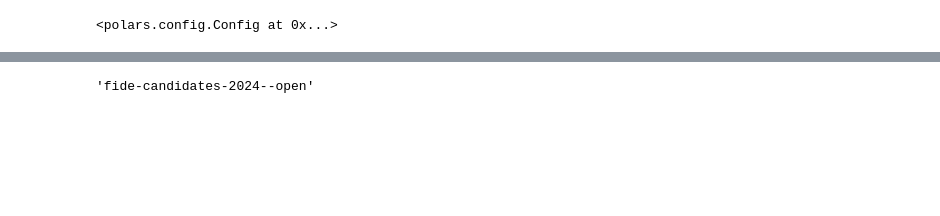
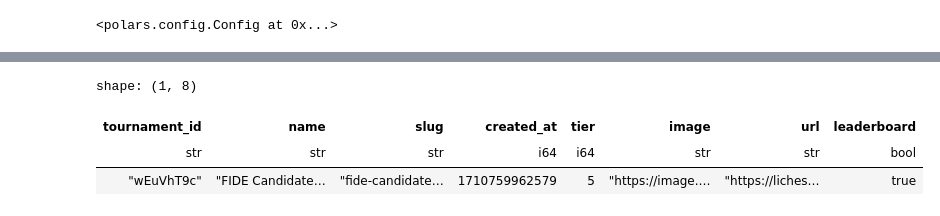
Before and after one commit to adgramigna/chess-data, a Jupyter notebook: lichess_api/eda.ipynb, the cells around one changed output, grey strips where cells are left out. Cells and saved outputs as stored; diff of their text form; code cells hidden in the pictures; blank space fills up the shorter version.

```diff
--- a/lichess_api/eda.ipynb
+++ b/lichess_api/eda.ipynb
@@ -112,7 +73,10 @@ shape: (15, 9)
-# %%
-tour_slug = lichess_tour_df.select("slug").item()
-# %% [output]
-'fide-candidates-2024--open'
+# %%
+lichess_tour_df
+# %% [output]
+shape: (1, 8)
+| tournament_id | name | slug | created_at | tier | image | url | leaderboard |
+| str | str | str | i64 | i64 | str | str | bool |
+| "wEuVhT9c" | "FIDE Candidate… | "fide-candidate… | 1710759962579 | 5 | "https://image.… | "https://liches… | true |
 # %%
 lichess_rounds_outline_df
 # %% [output]
```
Also changed, not shown: parts of 12 cells of this notebook, 2 other files.
